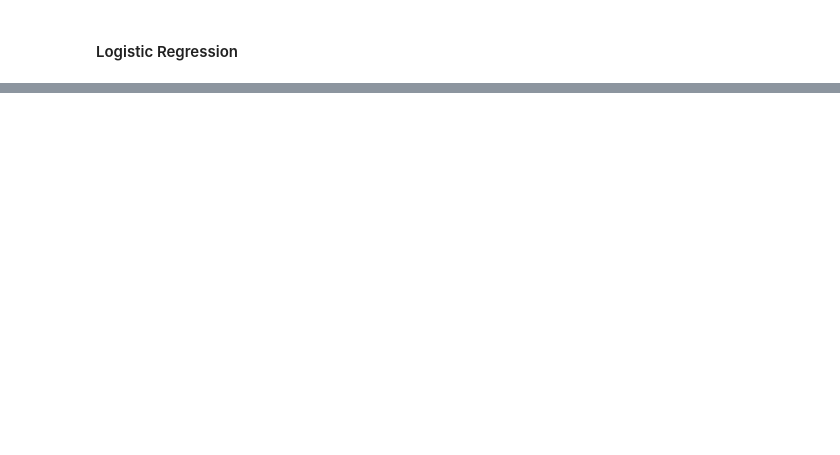
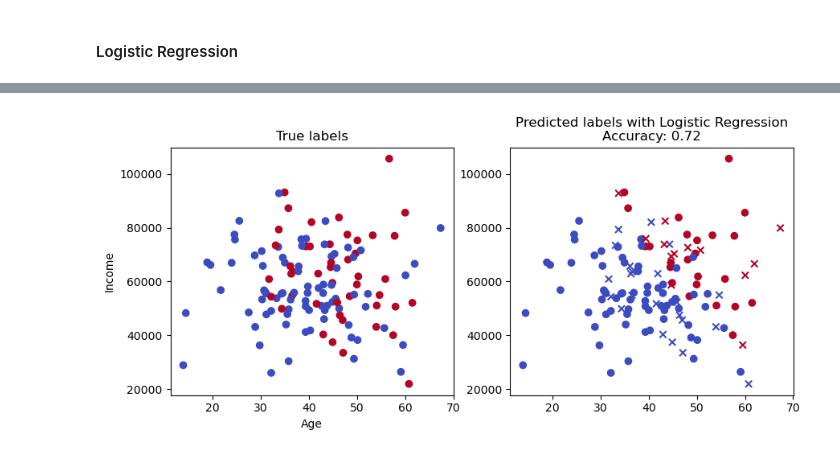
Before and after one commit to giacomoscanavini/quant_finance, a Jupyter notebook: python_for_finance/supervised_classification.ipynb, the cells around one changed output, grey strips where cells are left out. Drawn from its saved outputs; the diff is of its cells as text; code cells hidden in the pictures; blank space fills up the shorter version.

```diff
--- a/python_for_finance/supervised_classification.ipynb
+++ b/python_for_finance/supervised_classification.ipynb
@@ -63,0 +176,18 @@ plt.show()
+# %%
+fig, ax = plt.subplots(1, 2, figsize=(10, 4))
+ax[0].scatter(X_test_sm['age'], X_test_sm['income'], c=y_test, cmap='coolwarm')
+ax[0].set_title('True labels')
+ax[0].set_xlabel('Age')
+ax[0].set_ylabel('Income')
+# Create a mask for wrong classifications
+X_correct = X_test_sm[y_test == predicted_classes]
+X_wrong = X_test_sm[y_test != predicted_classes]
+ax[1].scatter(X_correct['age'], X_correct['income'],
+              c=predicted_classes[y_test == predicted_classes], cmap='coolwarm', label='Correclty classified')
+ax[1].scatter(X_wrong['age'], X_wrong['income'],
+              c=predicted_classes[y_test != predicted_classes], cmap='coolwarm', marker='x', label='Wrongly classified')
+
+ax[1].set_title(f'Predicted labels with Logistic Regression\nAccuracy: {accuracy_score(y_test, predicted_classes)}')
+plt.show()
+# %% [output]
+[figure, added]
```
Also changed, not shown: parts of 8 cells of this notebook.
